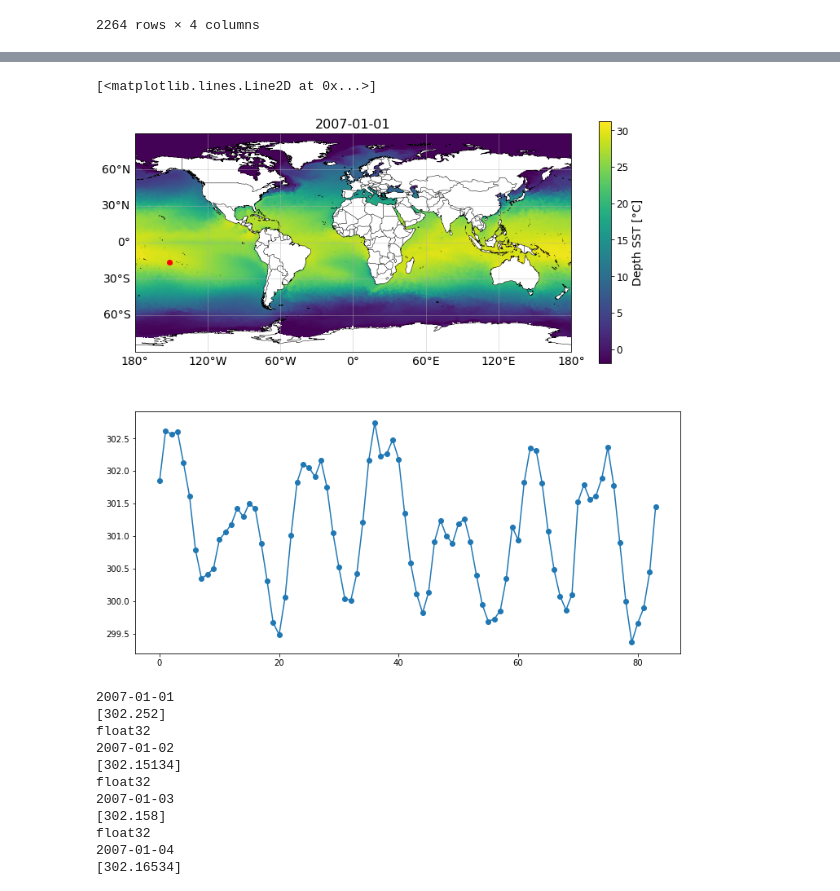
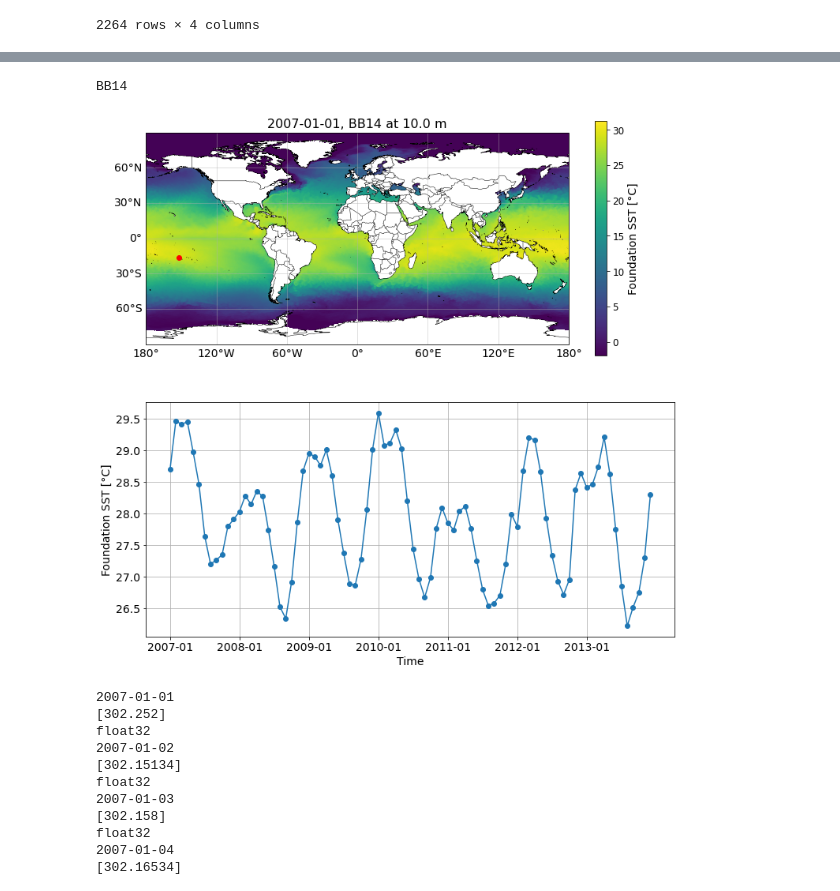
Before and after one commit to agonmer/sat4sediments, a Jupyter notebook: extract_temporal_stats.ipynb, the cells around one changed output, grey strips where cells are left out. Drawn from its saved outputs; the diff is of its cells as text; code cells hidden in the pictures.

Commit message:
updated figure format

```diff
--- a/extract_temporal_stats.ipynb
+++ b/extract_temporal_stats.ipynb
@@ -67,6 +64,8 @@ dlon = 0.1
 # Select the point.
 lon0 = df_loc['LONG'][0]
 lat0 = df_loc['LAT'][0]
+wd0 = df_loc['Water depth'][0]
+sf0 = df_loc['Stations/Facies'][0]
 
 # Time loop
 instant_start = np.datetime64(str_start)
@@ -74,6 +73,7 @@ instant_end = np.datetime64(str_end)
 instant = instant_start
 it_s_the_first_instant = True
 sst_series = []
+time_series = []
 
 while instant <= instant_end:
     print(instant)
@@ -94,6 +94,7 @@ while instant <= instant_end:
 
         sst_series.extend([sst0.item()])
         #print(sst_series)
+        time_series.extend([year_oi + '-' + str(mm+1).zfill(2)])
 
         if it_s_the_first_instant:
             # Check the position of the point on a map.
@@ -130,22 +130,33 @@ sst_t = np.array(sst_series)
+# %%
+print(sf0)
+# %% [output]
+BB14
 # %%
 fig = plt.figure(figsize=(12,12))
 
 ax1 = fig.add_subplot(2,1,1,projection=crs)
 plot_background(ax1)
 pc1 = ax1.pcolormesh(lon_sst,lat_sst,l4_sst[0]-273.15,shading='nearest',transform=ccrs.PlateCarree())
 cbar1 = plt.colorbar(pc1)
 cbar1.ax.tick_params(labelsize=12)
 ax1.plot(lon0,lat0,'or')
 ax1.plot([lon0-dlon,lon0+dlon,lon0+dlon,lon0-dlon,lon0-dlon],
          [lat0-dlat,lat0-dlat,lat0+dlat,lat0+dlat,lat0-dlat],'red')
-cbar1.set_label('Depth SST [°C]',size=14)
-ax1.set_title(str_start, fontsize=16)
+cbar1.set_label('Foundation SST [°C]',size=14)
+ax1.set_title(str_start+', '+sf0+' at '+str(wd0)+' m', fontsize=16)
 
 ax2 = fig.add_subplot(2,1,2)
-ax2.plot(sst_t,'o-')
+ax2.plot(time_series,sst_t-273.15,'o-')
+ax2.tick_params(axis='both',labelsize=14)
+ax2.set_ylabel('Foundation SST [°C]',fontsize=14)
+ax2.set_xlabel('Time',fontsize=14)
+ax2.set_xticks(np.arange(0,len(sst_series),12))
+ax2.set_xticklabels(time_series[::12])
+plt.grid()
+
+figure_name = 'map_time_series_sst_'+sf0+'_'+str(wd0)+'.png'
 # %% [output]
-[<matplotlib.lines.Line2D at 0x...>]
-[figure, old version]
+[figure, new version]
 # %%
 # Set the path to SST files
 path2sst = '/media/agostino/sailboat/neodc/esacci/sst/data/CDR_v2/Analysis/L4/v2.1/'
```
Also changed, not shown: parts of 2 cells of this notebook.
